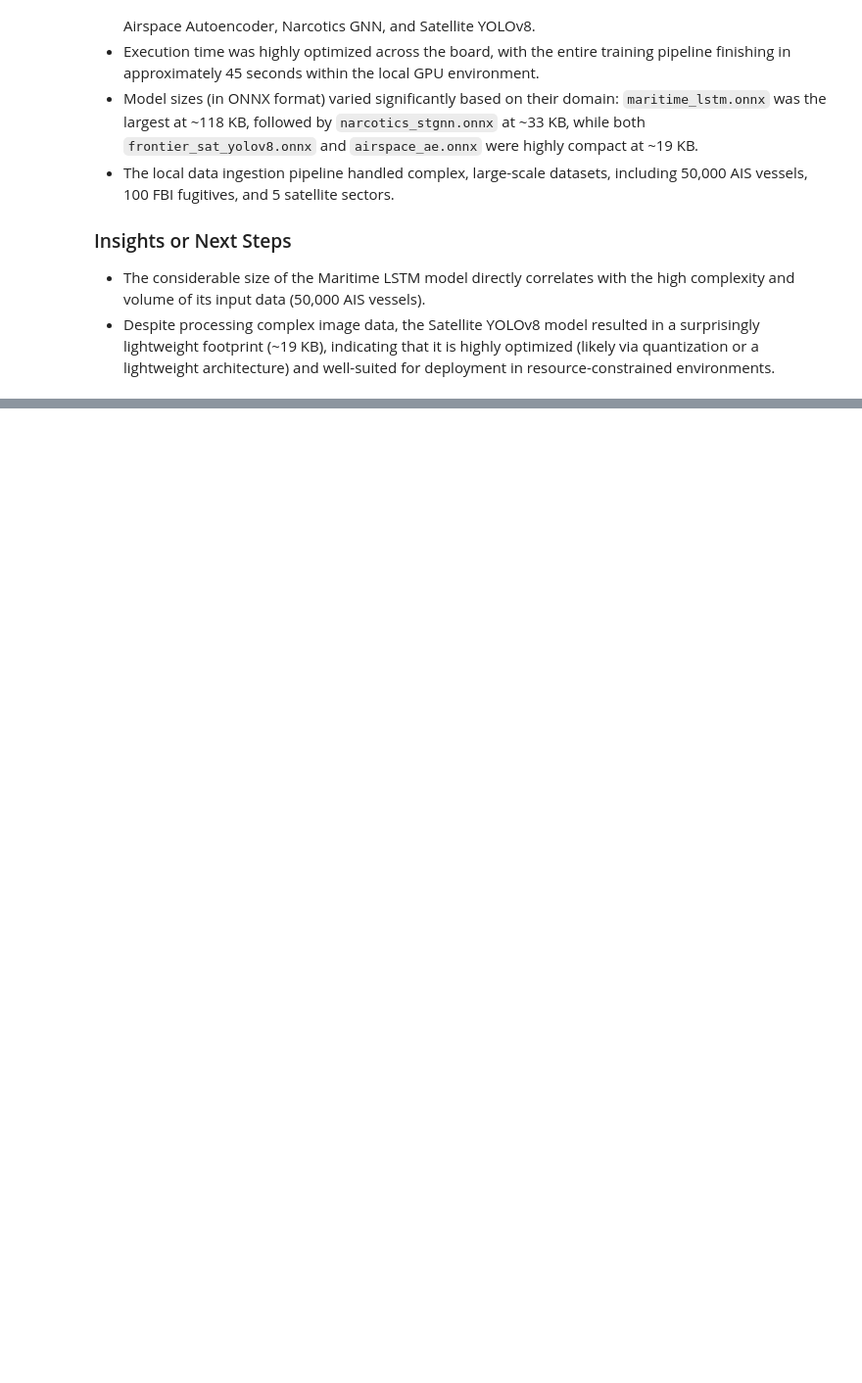
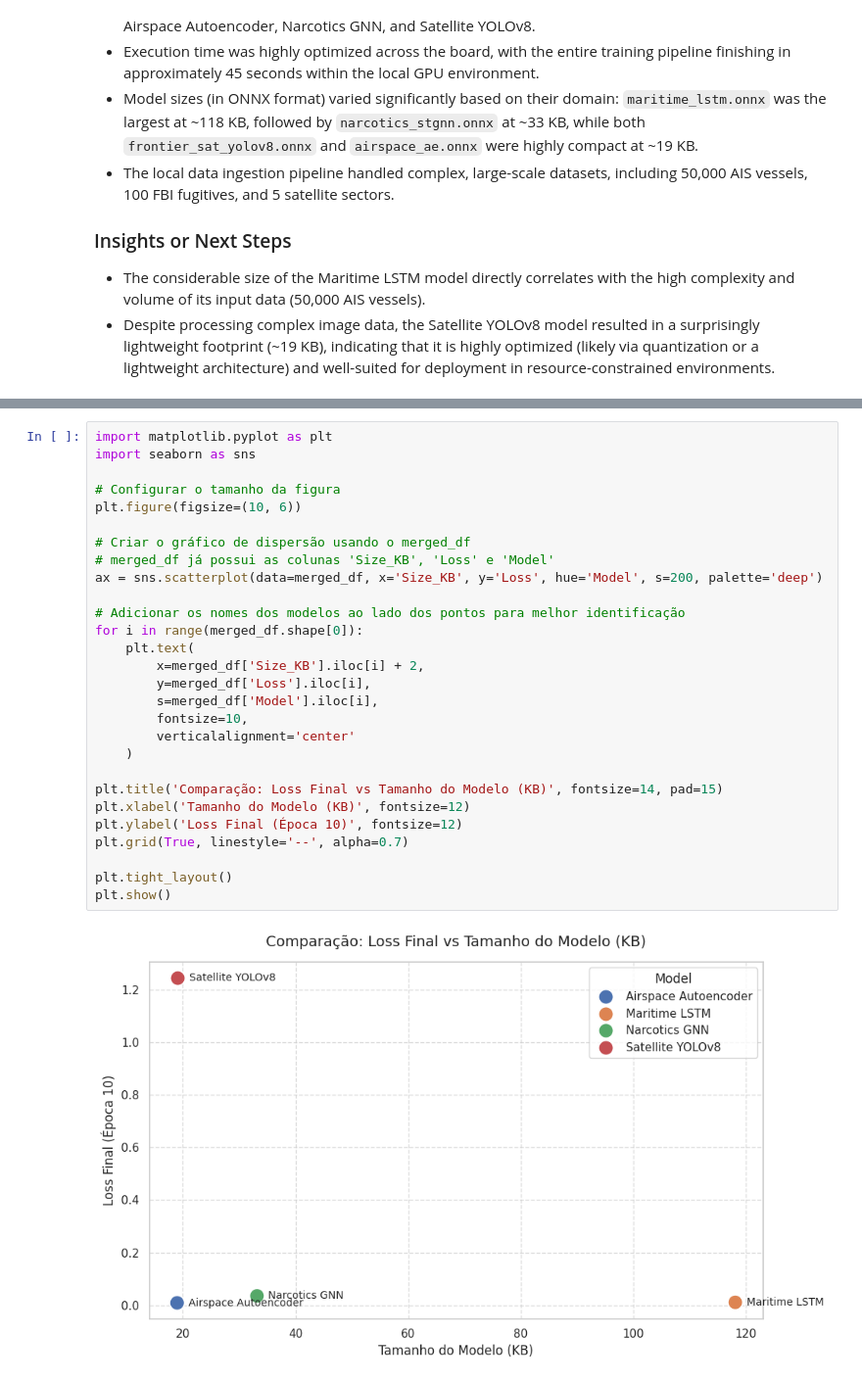
Before and after one commit to maykonlincolnusa/FRONTIER-OS-Frontier-Operating-System-, a Jupyter notebook: notebooks/colab/00_FRONTIER_C4ISR_Master_Colab_Training_Suite.ipynb, the cells around one changed output, grey strips where cells are left out. Shown at 98% size. Saved outputs shown, nothing was run; the diff lists cells and outputs as text; blank space fills up the shorter version.

```diff
--- a/notebooks/colab/00_FRONTIER_C4ISR_Master_Colab_Training_Suite.ipynb
+++ b/notebooks/colab/00_FRONTIER_C4ISR_Master_Colab_Training_Suite.ipynb
@@ -332,0 +406,30 @@ Apresentar um resumo das analises, destacando os principais insights sobre o des
+# %%
+import matplotlib.pyplot as plt
+import seaborn as sns
+
+# Configurar o tamanho da figura
+plt.figure(figsize=(10, 6))
+
+# Criar o gráfico de dispersão usando o merged_df
+# merged_df já possui as colunas 'Size_KB', 'Loss' e 'Model'
+ax = sns.scatterplot(data=merged_df, x='Size_KB', y='Loss', hue='Model', s=200, palette='deep')
+
+# Adicionar os nomes dos modelos ao lado dos pontos para melhor identificação
+for i in range(merged_df.shape[0]):
+    plt.text(
+        x=merged_df['Size_KB'].iloc[i] + 2,
+        y=merged_df['Loss'].iloc[i],
+        s=merged_df['Model'].iloc[i],
+        fontsize=10,
+        verticalalignment='center'
+    )
+
+plt.title('Comparação: Loss Final vs Tamanho do Modelo (KB)', fontsize=14, pad=15)
+plt.xlabel('Tamanho do Modelo (KB)', fontsize=12)
+plt.ylabel('Loss Final (Época 10)', fontsize=12)
+plt.grid(True, linestyle='--', alpha=0.7)
+
+plt.tight_layout()
+plt.show()
+# %% [output]
+[figure, added]
```
Also changed, not shown: parts of 14 cells of this notebook.
